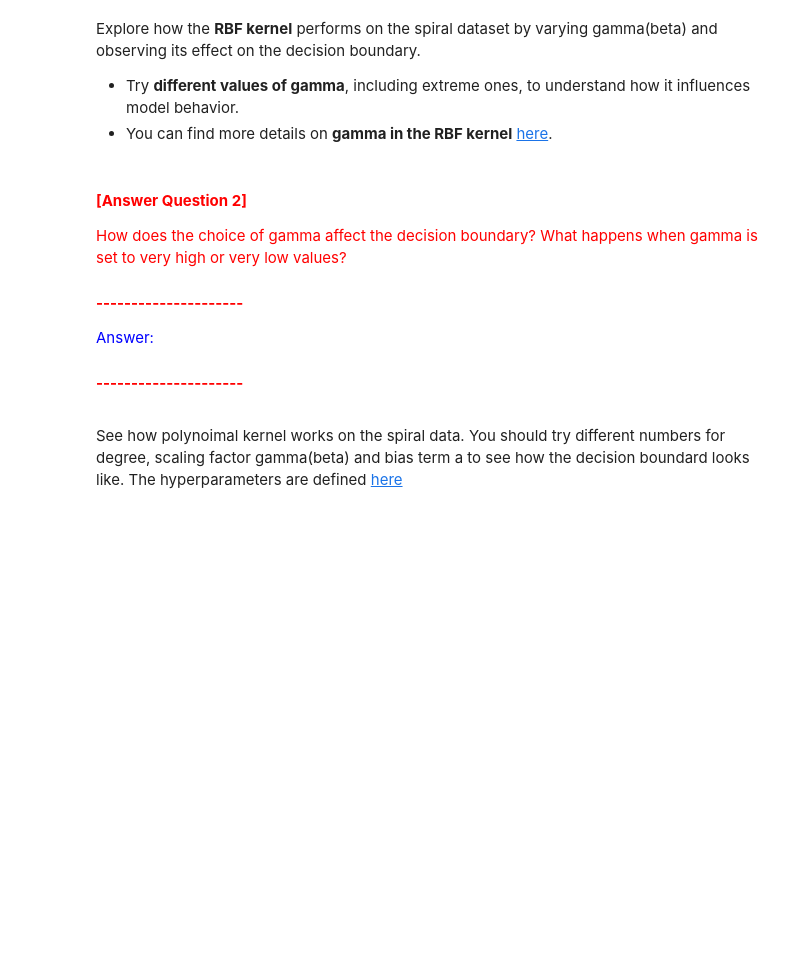
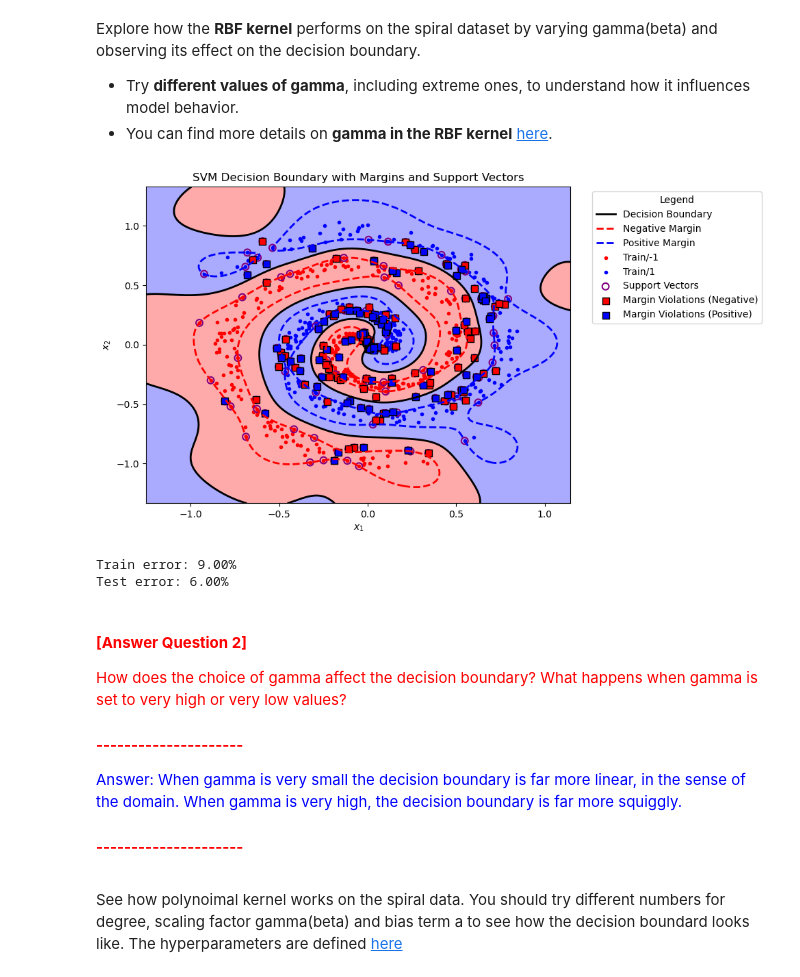
Before and after one commit to andrewlys/ttic31020, a Jupyter notebook: hw5/hw5-1.ipynb, the cells around one changed output. Saved outputs shown, nothing was run; the diff lists cells and outputs as text; code cells hidden in the pictures; blank space fills up the shorter version.

```diff
--- a/hw5/hw5-1.ipynb
+++ b/hw5/hw5-1.ipynb
@@ -359,15 +344,20 @@ Explore how the **RBF kernel** performs on the spiral dataset by varying gamma(b
 - You can find more details on **gamma in the RBF kernel** [here](https://scikit-learn.org/stable/auto_examples/svm/plot_svm_kernels.html#rbf-kernel).
 # %%
 # Set hyperparameters for the SVM model
+
 C = 5
-gamma = 1
+gamma = 10
 
 # Train and plot SVM using a custom RBF kernel (default option)
 svm_clf = train_and_plot_svm(spirals, C=C, kernel=RBF_kernel(beta=gamma))
 
 # Alternative: Use the built-in RBF kernel from sklearn's SVC (if needed)
 # Uncomment the line below to use sklearn's built-in RBF kernel instead of the custom one
 # svm_clf = train_and_plot_svm(spirals, C=C, kernel='rbf', gamma=gamma)
+# %% [output]
+[figure, added]
+Train error: 9.00%
+Test error: 6.00%
 # %% [markdown]
 <span style="color: red">
 <h4 style="font-weight: bold">[Answer Question 2]</h4>
@@ -376,7 +366,7 @@ How does the choice of gamma affect the decision boundary? What happens when gam
 
 <span style="color: blue">
 
-Answer:
+Answer: When gamma is very small the decision boundary is far more linear, in the sense of the domain. When gamma is very high, the decision boundary is far more squiggly.
 
 </span>
 
```
Also changed, not shown: parts of 8 cells of this notebook.
